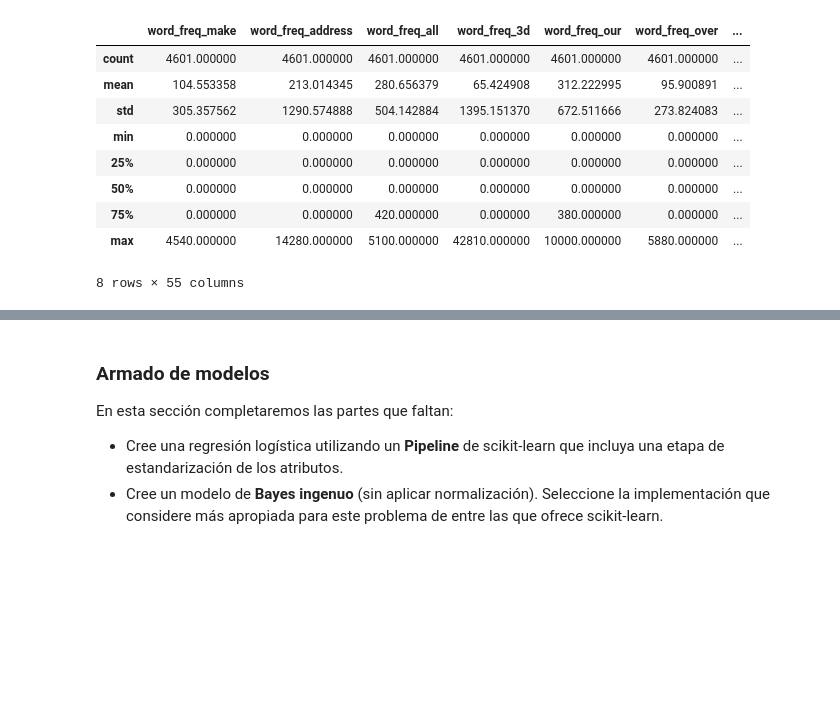
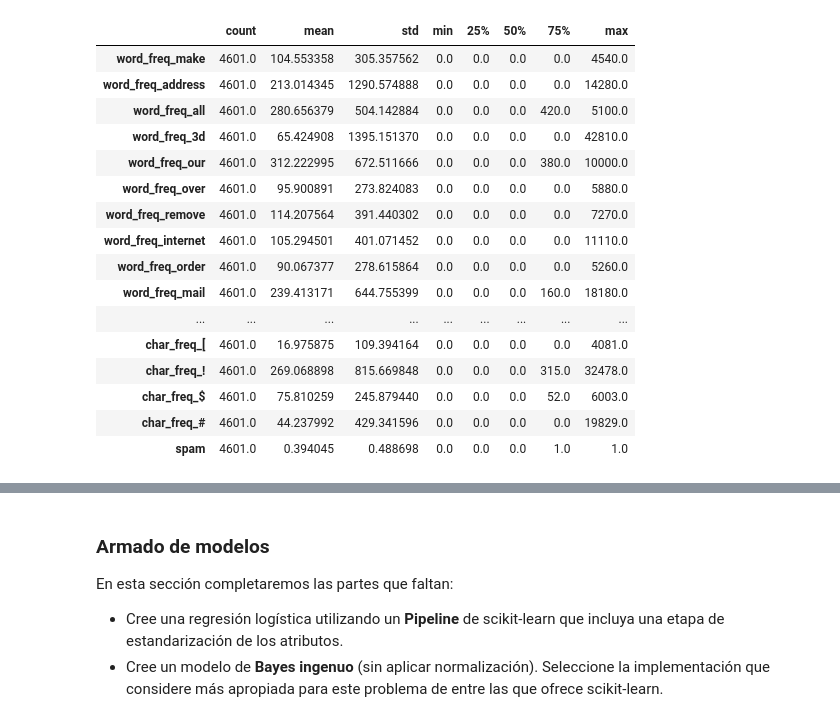
Before and after one commit to AlejoCNYT/intro_ia, a Jupyter notebook: clase6/exercise/spam.ipynb, the cells around one changed output, grey strips where cells are left out. Drawn from its saved outputs; the diff is of its cells as text; code cells hidden in the pictures; blank space fills up the shorter version.

```diff
--- a/clase6/exercise/spam.ipynb
+++ b/clase6/exercise/spam.ipynb
@@ -72,13 +88,20 @@ memory usage: 1.9 MB
 # %%
-dataset.describe()
+dataset.describe().T
 # %% [output]
-|  | word_freq_make | word_freq_address | word_freq_all | word_freq_3d | word_freq_our | word_freq_over | ... |
-| count | 4601.000000 | 4601.000000 | 4601.000000 | 4601.000000 | 4601.000000 | 4601.000000 | ... |
-| mean | 104.553358 | 213.014345 | 280.656379 | 65.424908 | 312.222995 | 95.900891 | ... |
-| std | 305.357562 | 1290.574888 | 504.142884 | 1395.151370 | 672.511666 | 273.824083 | ... |
-| min | 0.000000 | 0.000000 | 0.000000 | 0.000000 | 0.000000 | 0.000000 | ... |
-| 25% | 0.000000 | 0.000000 | 0.000000 | 0.000000 | 0.000000 | 0.000000 | ... |
-| 50% | 0.000000 | 0.000000 | 0.000000 | 0.000000 | 0.000000 | 0.000000 | ... |
-| 75% | 0.000000 | 0.000000 | 420.000000 | 0.000000 | 380.000000 | 0.000000 | ... |
-| max | 4540.000000 | 14280.000000 | 5100.000000 | 42810.000000 | 10000.000000 | 5880.000000 | ... |
+|  | count | mean | std | min | 25% | 50% | 75% | max |
+| word_freq_make | 4601.0 | 104.553358 | 305.357562 | 0.0 | 0.0 | 0.0 | 0.0 | 4540.0 |
+| word_freq_address | 4601.0 | 213.014345 | 1290.574888 | 0.0 | 0.0 | 0.0 | 0.0 | 14280.0 |
+| word_freq_all | 4601.0 | 280.656379 | 504.142884 | 0.0 | 0.0 | 0.0 | 420.0 | 5100.0 |
+| word_freq_3d | 4601.0 | 65.424908 | 1395.151370 | 0.0 | 0.0 | 0.0 | 0.0 | 42810.0 |
+| word_freq_our | 4601.0 | 312.222995 | 672.511666 | 0.0 | 0.0 | 0.0 | 380.0 | 10000.0 |
+| word_freq_over | 4601.0 | 95.900891 | 273.824083 | 0.0 | 0.0 | 0.0 | 0.0 | 5880.0 |
+| word_freq_remove | 4601.0 | 114.207564 | 391.440302 | 0.0 | 0.0 | 0.0 | 0.0 | 7270.0 |
+| word_freq_internet | 4601.0 | 105.294501 | 401.071452 | 0.0 | 0.0 | 0.0 | 0.0 | 11110.0 |
+| word_freq_order | 4601.0 | 90.067377 | 278.615864 | 0.0 | 0.0 | 0.0 | 0.0 | 5260.0 |
+| word_freq_mail | 4601.0 | 239.413171 | 644.755399 | 0.0 | 0.0 | 0.0 | 160.0 | 18180.0 |
+| ... | ... | ... | ... | ... | ... | ... | ... | ... |
+| char_freq_[ | 4601.0 | 16.975875 | 109.394164 | 0.0 | 0.0 | 0.0 | 0.0 | 4081.0 |
+| char_freq_! | 4601.0 | 269.068898 | 815.669848 | 0.0 | 0.0 | 0.0 | 315.0 | 32478.0 |
+| char_freq_$ | 4601.0 | 75.810259 | 245.879440 | 0.0 | 0.0 | 0.0 | 52.0 | 6003.0 |
+| char_freq_# | 4601.0 | 44.237992 | 429.341596 | 0.0 | 0.0 | 0.0 | 0.0 | 19829.0 |
+| spam | 4601.0 | 0.394045 | 0.488698 | 0.0 | 0.0 | 0.0 | 1.0 | 1.0 |
-8 rows × 55 columns
```
Also changed, not shown: parts of 82 cells of this notebook.
